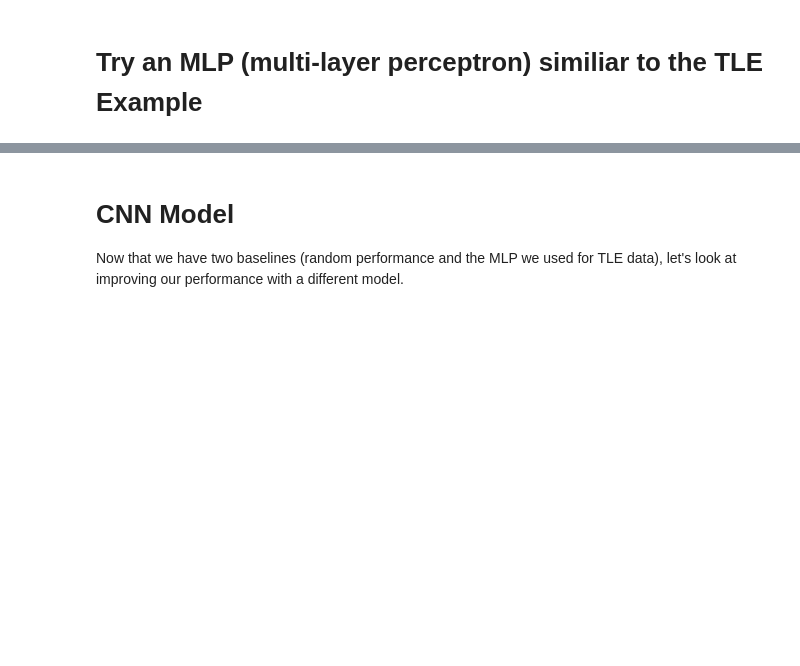
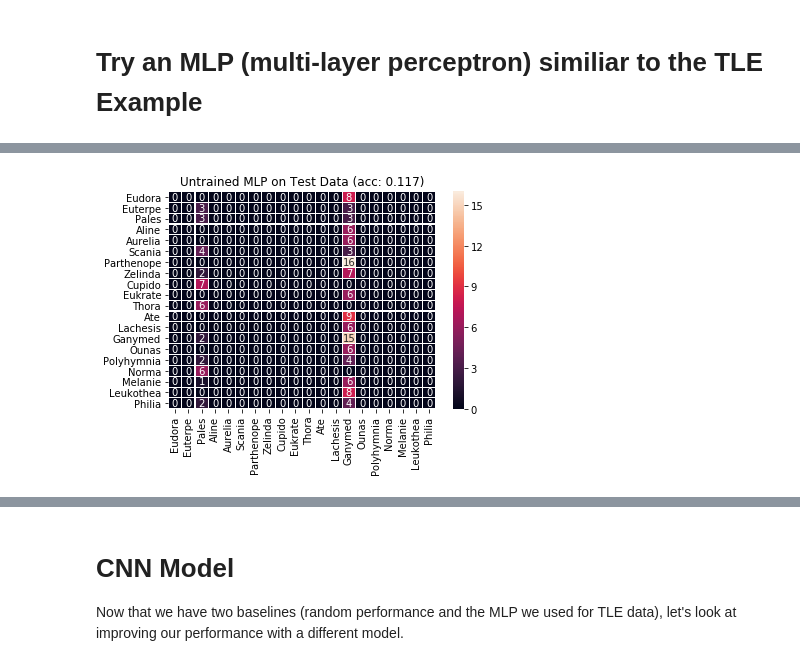
Before and after one commit to PJ7668/ml-for-ssa, a Jupyter notebook: Asteroid Light Curve Examples - Part 1.ipynb, the cells around one changed output, grey strips where cells are left out. Cells and saved outputs as stored; diff of their text form; code cells hidden in the pictures; blank space fills up the shorter version.

```diff
--- a/Asteroid Light Curve Examples - Part 1.ipynb
+++ b/Asteroid Light Curve Examples - Part 1.ipynb
@@ -127,5 +165,7 @@ model.summary()
 # %%
-plot_confusion_matrix(model, X_test, y_test, 'Untrained MLP on Test Data')
+plot_confusion_matrix(model, X_test, y_test, 'Untrained MLP on Test Data', names=names)
+# %% [output]
+[figure, added]
 # %%
 # Prepare data to pass to model
 repeats = 100
```
Also changed, not shown: parts of 17 cells of this notebook, 3 other files.
